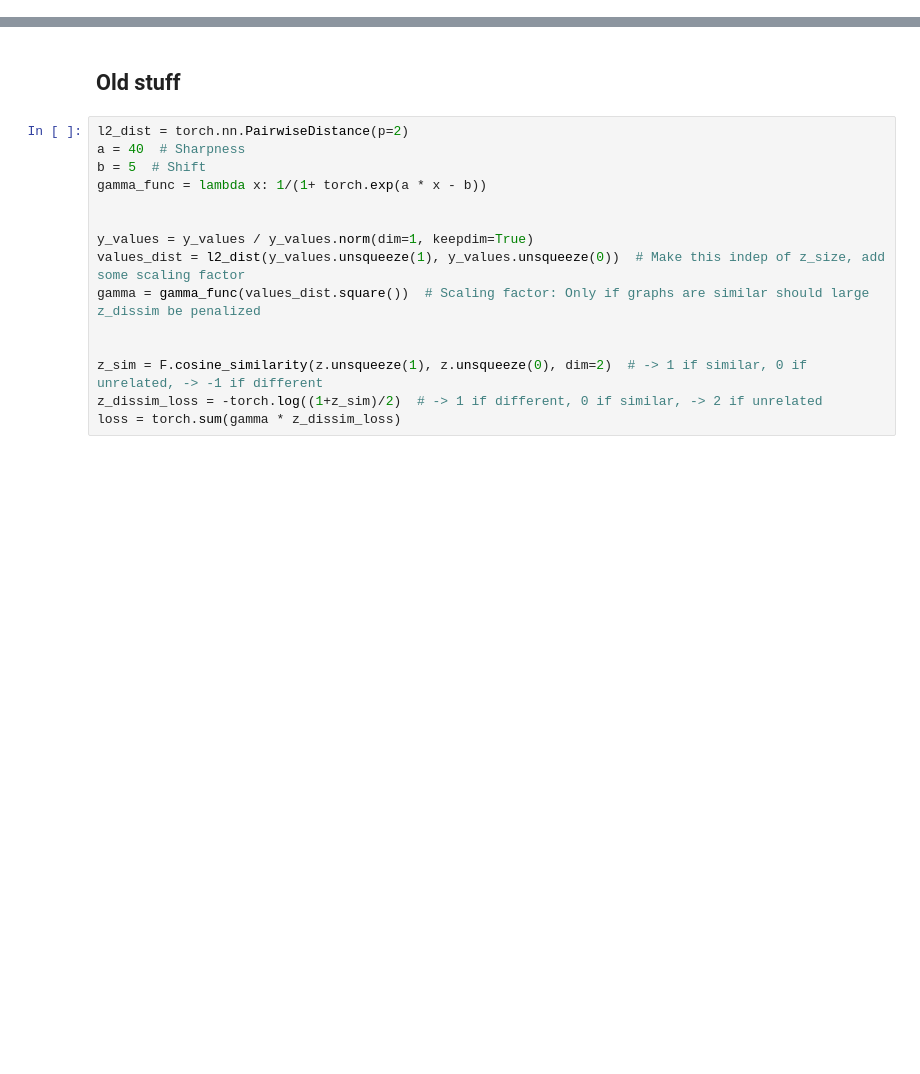
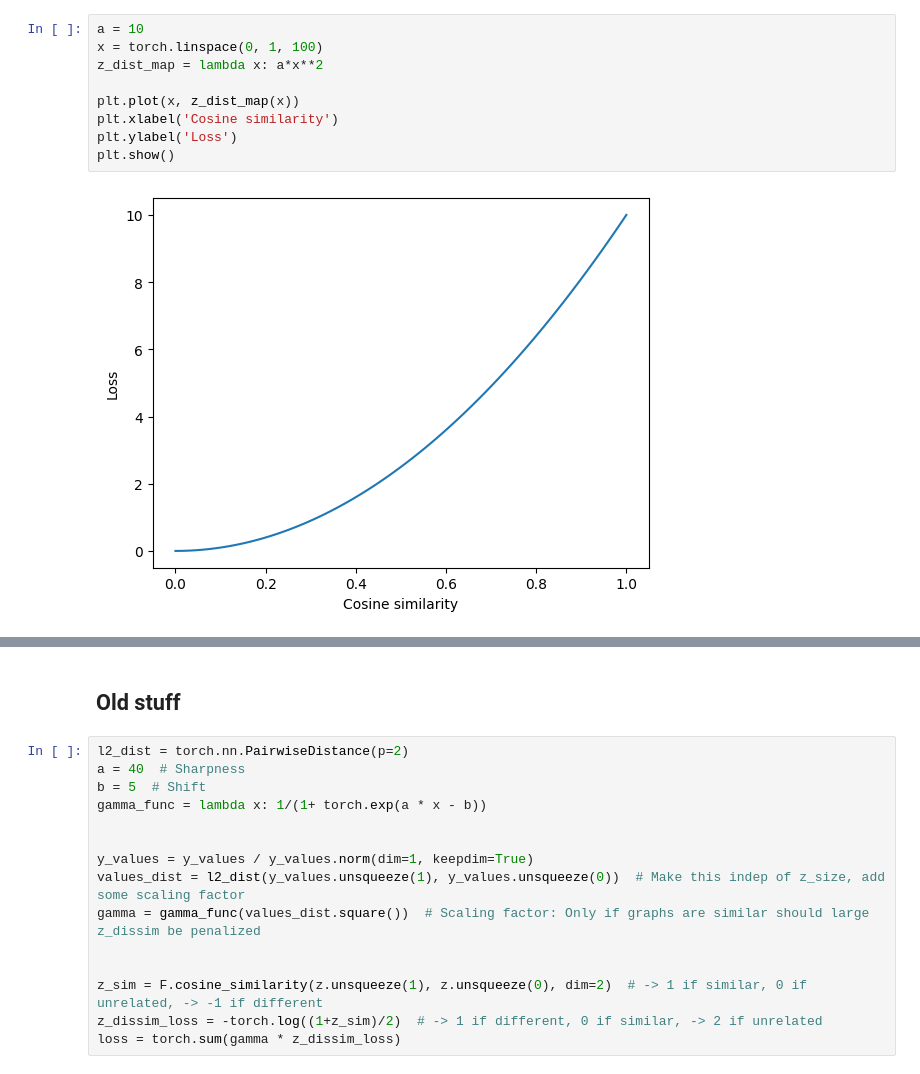
Before and after one commit to LuisCarretero/similar-expressions, a Jupyter notebook: src/dev/contrastive_loss_dev.ipynb, the cells around one changed output, grey strips where cells are left out. Cells and saved outputs as stored; diff of their text form; blank space fills up the shorter version.

```diff
--- a/src/dev/contrastive_loss_dev.ipynb
+++ b/src/dev/contrastive_loss_dev.ipynb
@@ -0,0 +153,11 @@
+# %%
+a = 10
+x = torch.linspace(0, 1, 100)
+z_dist_map = lambda x: a*x**2
+
+plt.plot(x, z_dist_map(x))
+plt.xlabel('Cosine similarity')
+plt.ylabel('Loss')
+plt.show()
+# %% [output]
+[figure, added]
```
Also changed, not shown: parts of 25 cells of this notebook, 1 other file.
